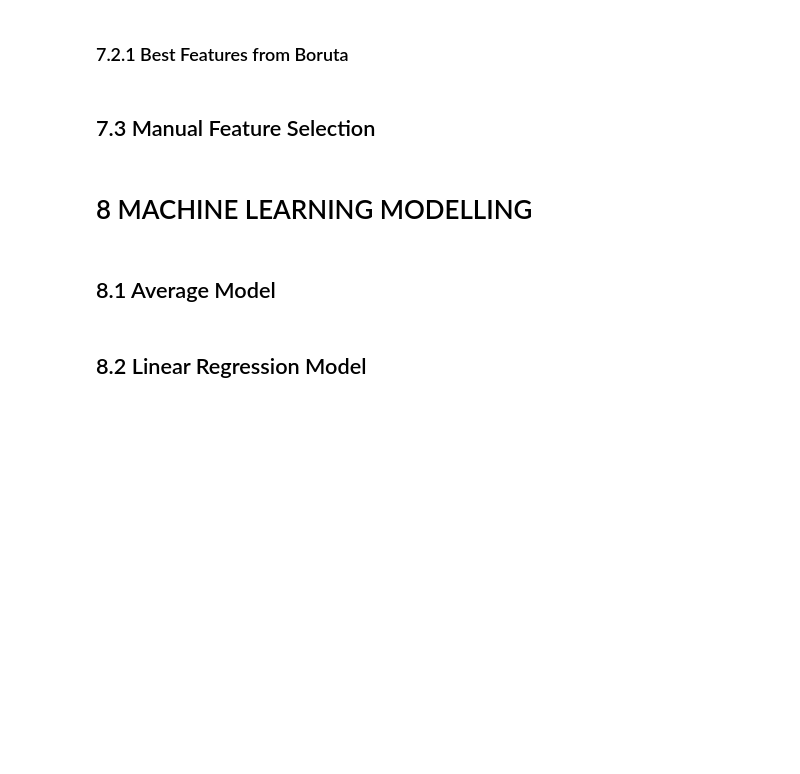
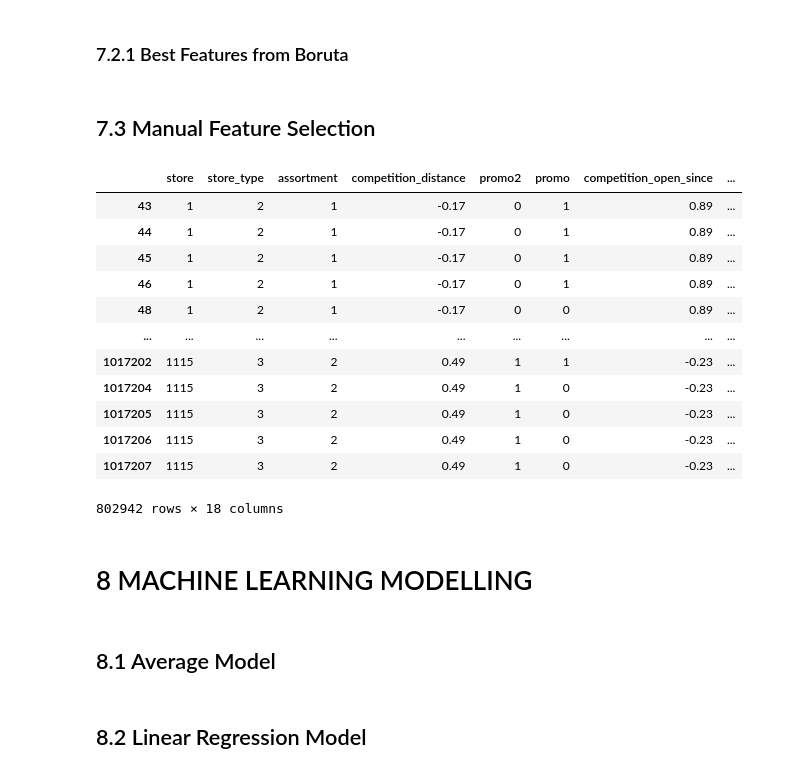
Before and after one commit to rafael-asousa/Sales-Prediction, a Jupyter notebook: notebook/Notebook-Sales-Prediction.ipynb, the cells around one changed output. Cells and saved outputs as stored; diff of their text form; code cells hidden in the pictures; blank space fills up the shorter version.

Commit message:
selected the features for models

```diff
--- a/notebook/Notebook-Sales-Prediction.ipynb
+++ b/notebook/Notebook-Sales-Prediction.ipynb
@@ -726,5 +733,19 @@ df6['week_of_year_cos'] = df6['weekofyear'].apply( lambda x: np.cos( x * ( 2. *
 df7 = df6.copy()
 # %% [markdown]
 ## 7.1 Split dataframe into training and test dataset
+# %%
+cols_drop_model = [ 'competition_open_since_month', 'competition_open_since_year','competition_open_date',
+                    'promo2_since_week','promo2_since', 'promo2_since_year', 'year', 'day','weekofyear',
+                    'month', 'year_week', 'day_of_week']
+
+df7 = df7.drop(cols_drop_model, axis=1)
+# %%
+#In principle, this is a multivariate time series prediction.
+#Thus, I will need to separate the dataset chronologically
+
+date_start_test = df7['date'].max() - datetime.timedelta(days=6*7)
+
+train_data = df7[df7['date'] < date_start_test]
+test_data  = df7[df7['date'] >= date_start_test]
 # %% [markdown]
 ## 7.2 Boruta as Feature Selector
@@ -733,4 +794,45 @@ df7 = df6.copy()
 # %% [markdown]
 ## 7.3 Manual Feature Selection
+# %%
+cols_selected_model =[
+ 'store',
+ 'store_type',
+ 'assortment',
+ 'competition_distance',
+ 'promo2',
+ 'promo',
+ 'competition_open_since',
+ 'promo2_since_in_week',
+ 'day_of_week_sin',
+ 'day_of_week_cos',
+ 'month_sin',
+ 'month_cos',
+ 'day_sin',
+ 'day_cos',
+ 'week_of_year_sin',
+ 'week_of_year_cos',
+ 'sales',
+ 'date']
+# %%
+#define df for the model
+
+df_train = train_data[cols_selected_model]
+df_test =  test_data[cols_selected_model]
+# %%
+df_train
+# %% [output]
+|  | store | store_type | assortment | competition_distance | promo2 | promo | competition_open_since | ... |
+| 43 | 1 | 2 | 1 | -0.17 | 0 | 1 | 0.89 | ... |
+| 44 | 1 | 2 | 1 | -0.17 | 0 | 1 | 0.89 | ... |
+| 45 | 1 | 2 | 1 | -0.17 | 0 | 1 | 0.89 | ... |
+| 46 | 1 | 2 | 1 | -0.17 | 0 | 1 | 0.89 | ... |
+| 48 | 1 | 2 | 1 | -0.17 | 0 | 0 | 0.89 | ... |
+| ... | ... | ... | ... | ... | ... | ... | ... | ... |
+| 1017202 | 1115 | 3 | 2 | 0.49 | 1 | 1 | -0.23 | ... |
+| 1017204 | 1115 | 3 | 2 | 0.49 | 1 | 0 | -0.23 | ... |
+| 1017205 | 1115 | 3 | 2 | 0.49 | 1 | 0 | -0.23 | ... |
+| 1017206 | 1115 | 3 | 2 | 0.49 | 1 | 0 | -0.23 | ... |
+| 1017207 | 1115 | 3 | 2 | 0.49 | 1 | 0 | -0.23 | ... |
+802942 rows × 18 columns
 # %% [markdown]
 # 8 MACHINE LEARNING MODELLING
```
Also changed, not shown: parts of 8 cells of this notebook.
